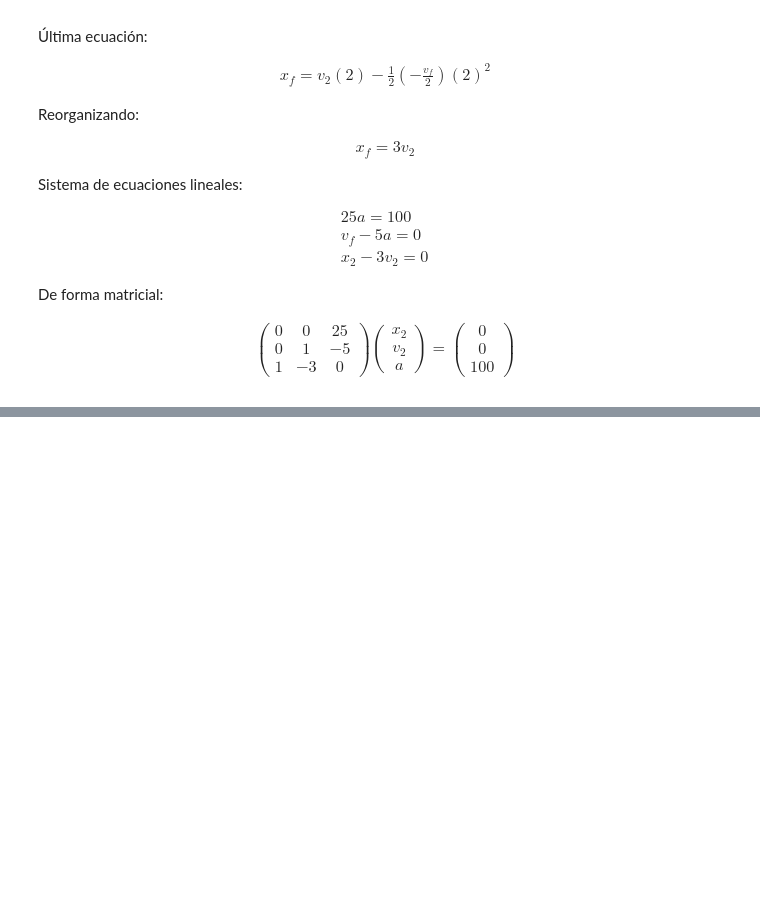
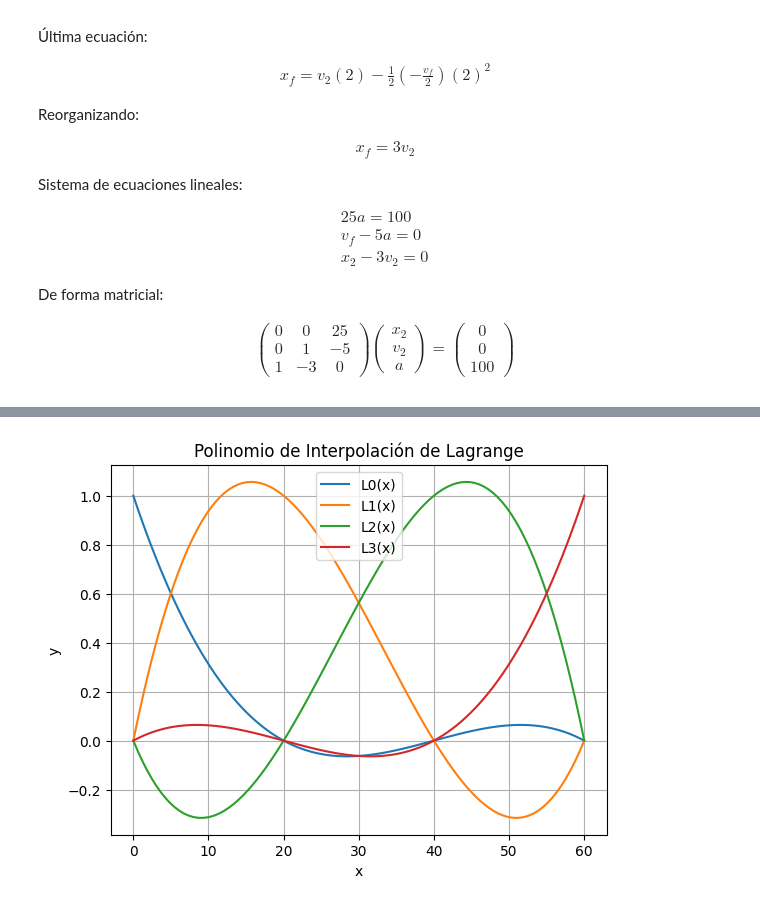
Before and after one commit to Darubir/An-lisis-num-rico-clase, a Jupyter notebook: APUNTES.ipynb, the cells around one changed output, grey strips where cells are left out. Cells and saved outputs as stored; diff of their text form; code cells hidden in the pictures; blank space fills up the shorter version.

```diff
--- a/APUNTES.ipynb
+++ b/APUNTES.ipynb
@@ -456,0 +835,34 @@ El vector solución es :
+# %%
+# Definir los puntos
+x = [0, 20, 40, 60]
+y = [26.0, 48.6, 61.6, 71.2]
+m = len(x)
+n = m - 1
+
+# Función para calcular los polinomios básicos de Lagrange
+def lagrange_basis(xp, x_points, i):
+    L_i = 1
+    for j in range(len(x_points)):
+        if j != i:
+            L_i *= (xp - x_points[j]) / (x_points[i] - x_points[j])
+    return L_i
+
+
+# Crear puntos para la interpolación
+x_interpolado = np.linspace(min(x), max(x), 100)
+
+# Graficar los polinomios básicos de Lagrange
+for i in range(n + 1):
+    L_values = [lagrange_basis(x_val, x, i) for x_val in x_interpolado]
+    plt.plot(x_interpolado, L_values, label=f"L{i}(x)")
+# Añadir etiquetas y leyenda
+plt.xlabel("x")
+plt.ylabel("y")
+plt.title("Polinomio de Interpolación de Lagrange")
+plt.legend()
+plt.grid(True)
+
+# Mostrar la gráfica
+plt.show()
+# %% [output]
+[figure, added]
```
Also changed, not shown: parts of 15 cells of this notebook.
